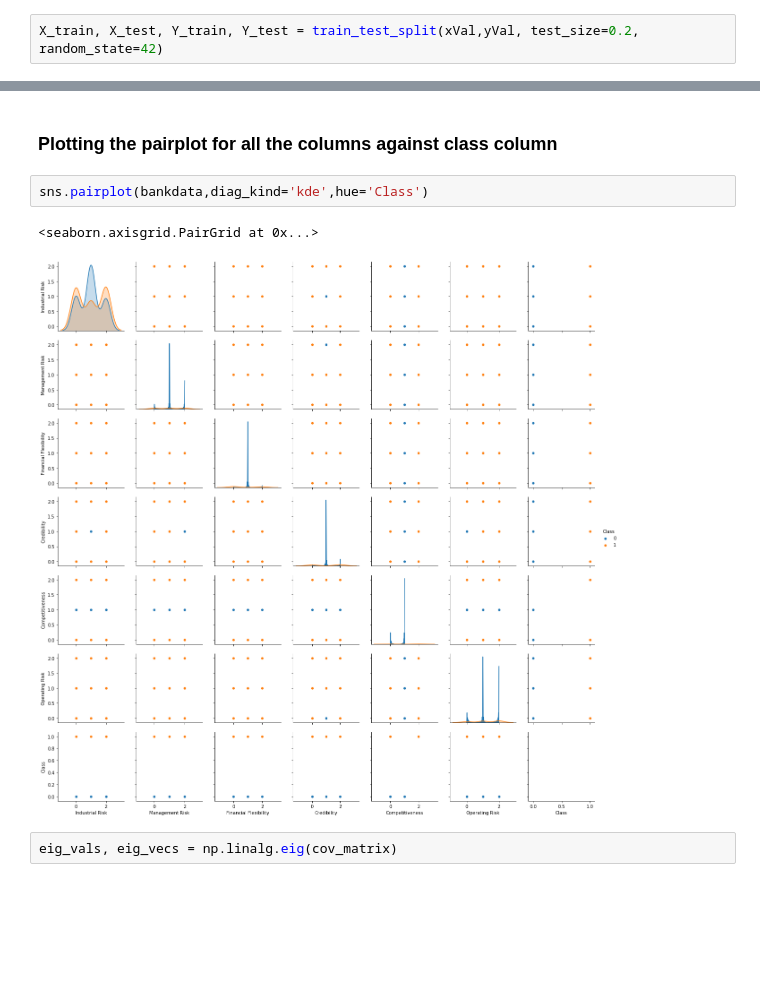
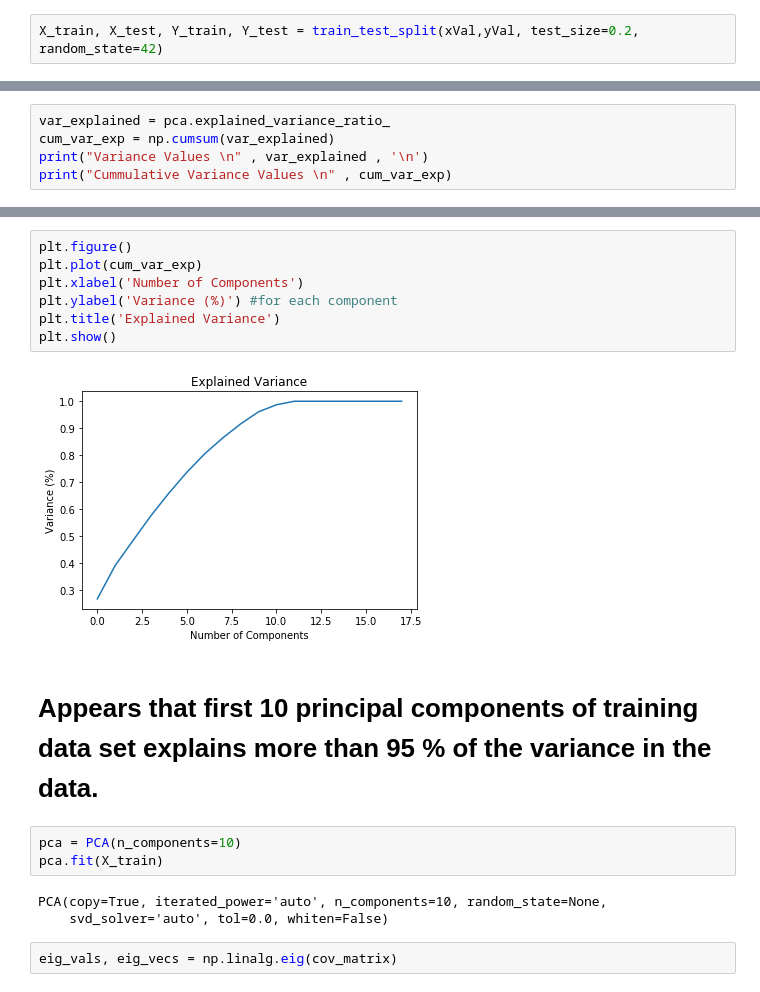
Before and after one commit to GreatLearningAIML1/bangalore-aug19-batch-tushar2211, a Jupyter notebook: Unsupervised_Learning_Qualitative_Bankruptcy_v2.ipynb, the cells around one changed output, grey strips where cells are left out. Cells and saved outputs as stored; diff of their text form; blank space fills up the shorter version.

```diff
--- a/Unsupervised_Learning_Qualitative_Bankruptcy_v2.ipynb
+++ b/Unsupervised_Learning_Qualitative_Bankruptcy_v2.ipynb
@@ -207 +272,6 @@ PCA(copy=True, iterated_power='auto', n_components=6, random_state=None,
     svd_solver='auto', tol=0.0, whiten=False)
+# %%
+var_explained = pca.explained_variance_ratio_
+cum_var_exp = np.cumsum(var_explained)
+print("Variance Values \n" , var_explained , '\n')
+print("Cummulative Variance Values \n" , cum_var_exp)
@@ -231,10 +311,20 @@ plt.show()
-# %% [markdown]
-### Plotting the pairplot for all the columns against class column
-# %%
-sns.pairplot(bankdata,diag_kind='kde',hue='Class')
-# %% [output]
-<seaborn.axisgrid.PairGrid at 0x...>
-[figure, removed]
+# %%
+plt.figure()
+plt.plot(cum_var_exp)
+plt.xlabel('Number of Components')
+plt.ylabel('Variance (%)') #for each component
+plt.title('Explained Variance')
+plt.show()
+# %% [output]
+[figure, added]
+# %% [markdown]
+# Appears that first 10 principal components of training data set explains more than 95 % of the variance in the data.
+# %%
+pca = PCA(n_components=10)
+pca.fit(X_train)
+# %% [output]
+PCA(copy=True, iterated_power='auto', n_components=10, random_state=None,
+    svd_solver='auto', tol=0.0, whiten=False)
 # %%
 eig_vals, eig_vecs = np.linalg.eig(cov_matrix)
 # %%
```
Also changed, not shown: parts of 41 cells of this notebook.
